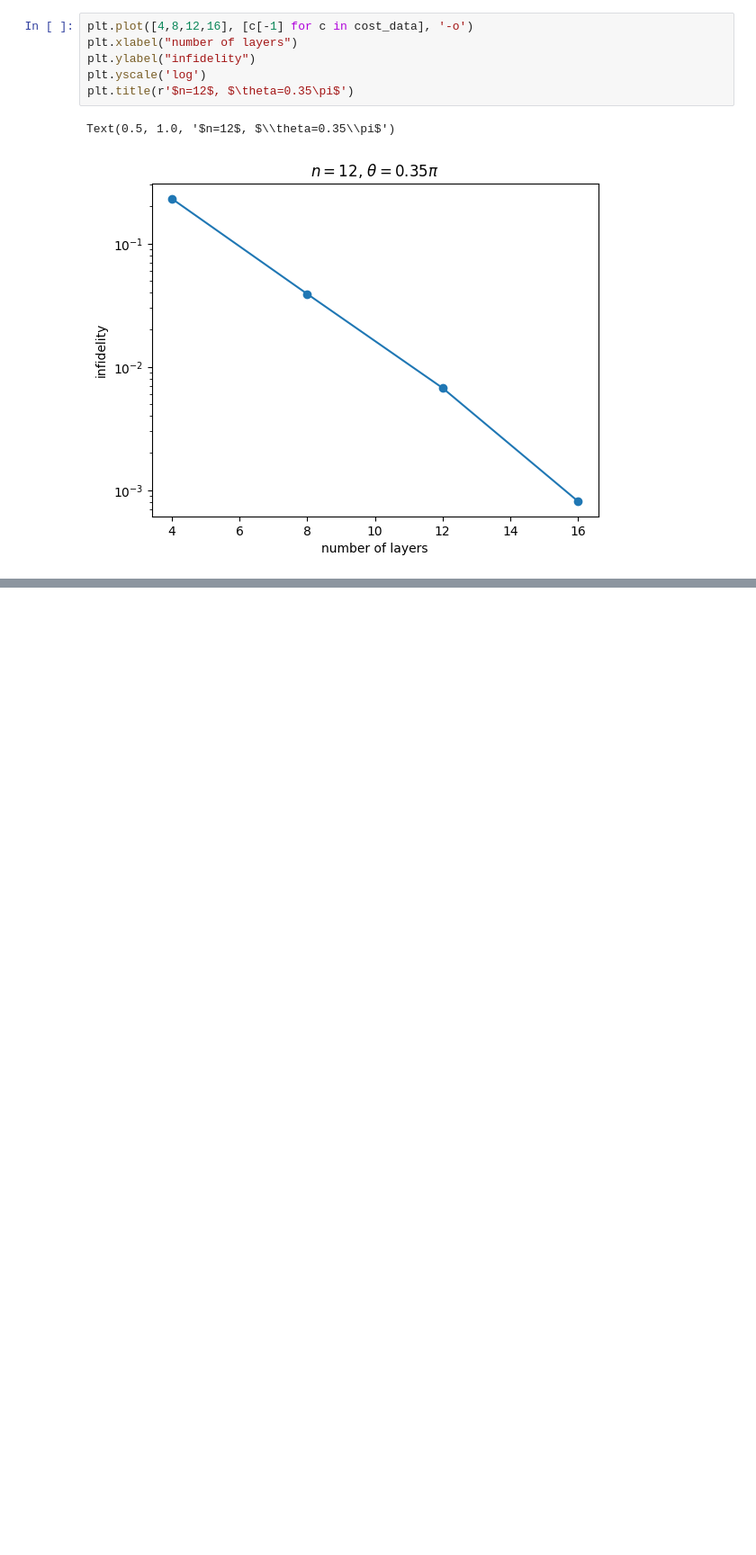
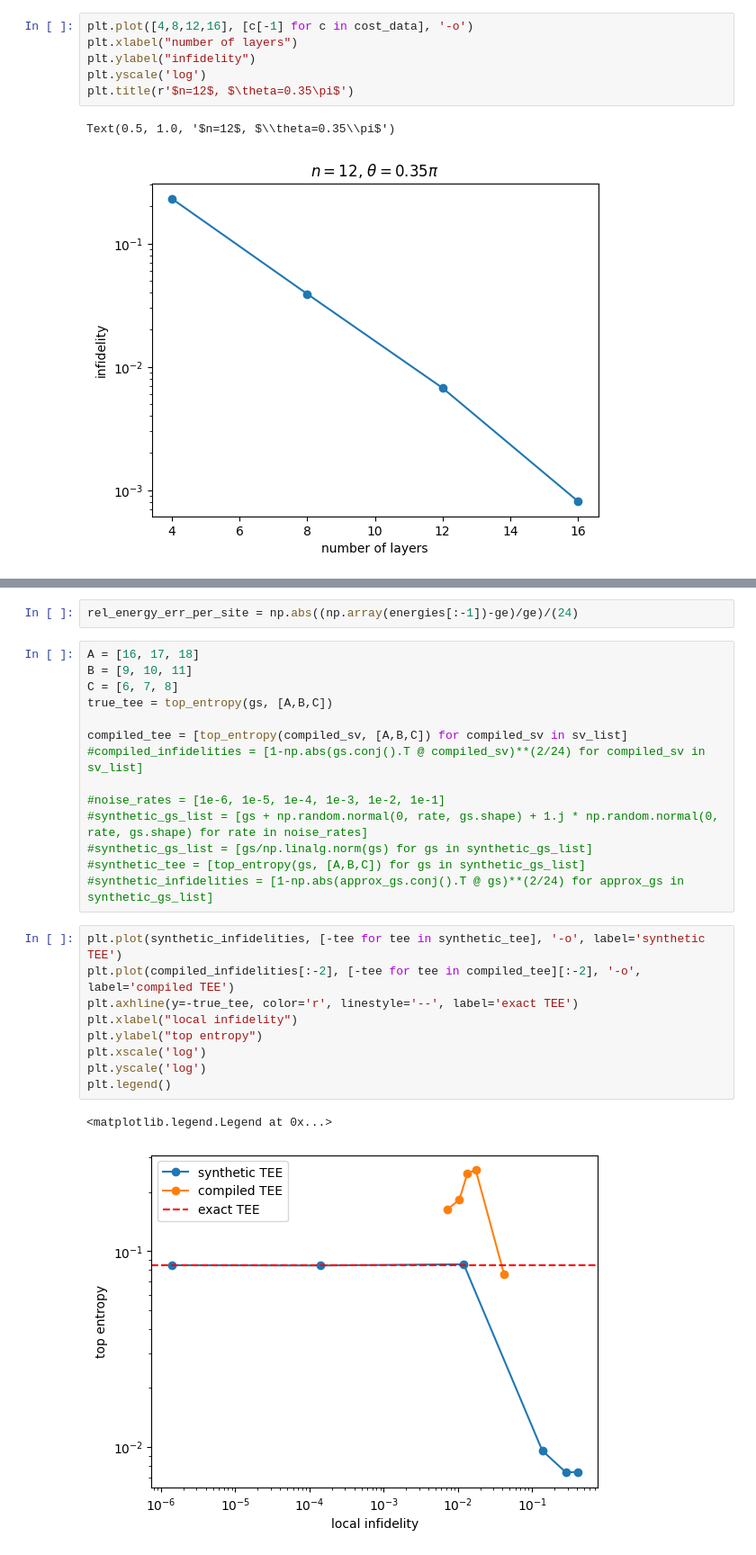
Before and after one commit to alam-faisal/csl, a Jupyter notebook: jobs/plots.ipynb, the cells around one changed output, grey strips where cells are left out. Shown at 90% size. Drawn from its saved outputs; the diff is of its cells as text; blank space fills up the shorter version.

```diff
--- a/jobs/plots.ipynb
+++ b/jobs/plots.ipynb
@@ -15,0 +93,28 @@ Text(0.5, 1.0, '$n=12$, $\\theta=0.35\\pi$')
+# %%
+rel_energy_err_per_site = np.abs((np.array(energies[:-1])-ge)/ge)/(24)
+# %%
+A = [16, 17, 18]
+B = [9, 10, 11]
+C = [6, 7, 8]
+true_tee = top_entropy(gs, [A,B,C])
+
+compiled_tee = [top_entropy(compiled_sv, [A,B,C]) for compiled_sv in sv_list]
+#compiled_infidelities = [1-np.abs(gs.conj().T @ compiled_sv)**(2/24) for compiled_sv in sv_list]
+
+#noise_rates = [1e-6, 1e-5, 1e-4, 1e-3, 1e-2, 1e-1]
+#synthetic_gs_list = [gs + np.random.normal(0, rate, gs.shape) + 1.j * np.random.normal(0, rate, gs.shape) for rate in noise_rates]
+#synthetic_gs_list = [gs/np.linalg.norm(gs) for gs in synthetic_gs_list]
+#synthetic_tee = [top_entropy(gs, [A,B,C]) for gs in synthetic_gs_list]
+#synthetic_infidelities = [1-np.abs(approx_gs.conj().T @ gs)**(2/24) for approx_gs in synthetic_gs_list]
+# %%
+plt.plot(synthetic_infidelities, [-tee for tee in synthetic_tee], '-o', label='synthetic TEE')
+plt.plot(compiled_infidelities[:-2], [-tee for tee in compiled_tee][:-2], '-o', label='compiled TEE')
+plt.axhline(y=-true_tee, color='r', linestyle='--', label='exact TEE')
+plt.xlabel("local infidelity")
+plt.ylabel("top entropy")
+plt.xscale('log')
+plt.yscale('log')
+plt.legend()
+# %% [output]
+<matplotlib.legend.Legend at 0x...>
+[figure, added]
```
Also changed, not shown: parts of 18 cells of this notebook, 18 other files.
